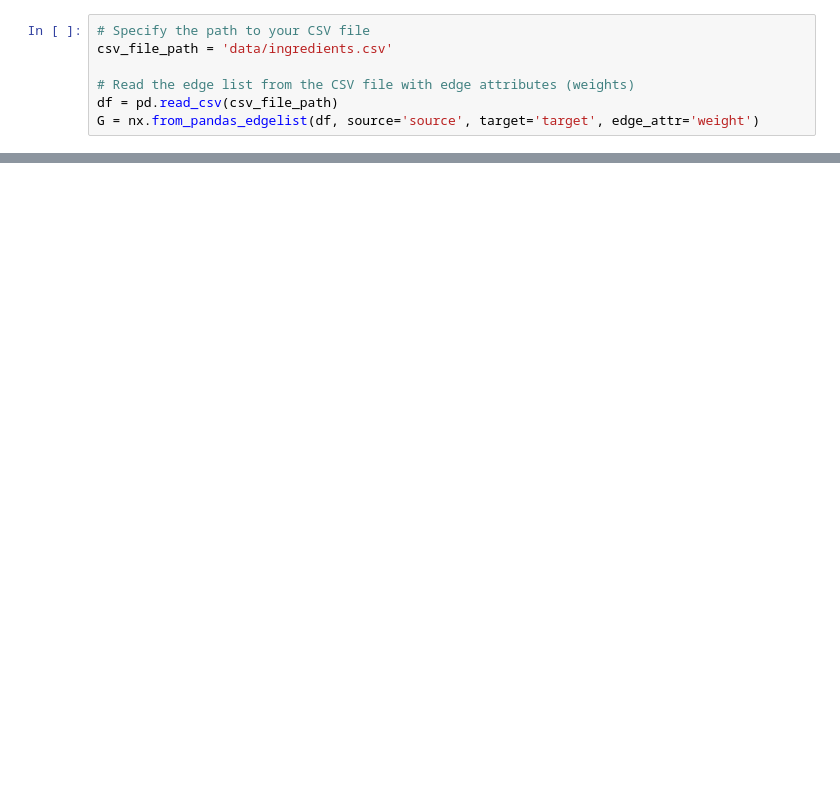
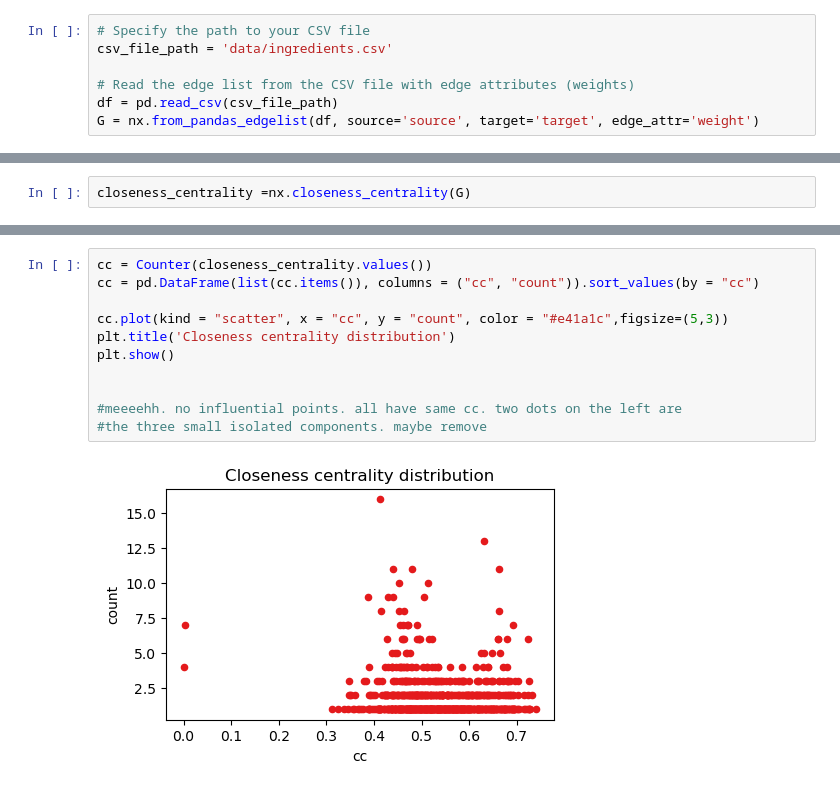
Before and after one commit to MrStrelan/Taste_buds, a Jupyter notebook: EDA.ipynb, the cells around one changed output, grey strips where cells are left out. Saved outputs shown, nothing was run; the diff lists cells and outputs as text; blank space fills up the shorter version.

```diff
--- a/EDA.ipynb
+++ b/EDA.ipynb
@@ -12,0 +87,2 @@ G = nx.from_pandas_edgelist(df, source='source', target='target', edge_attr='wei
+# %%
+closeness_centrality =nx.closeness_centrality(G)
@@ -12,0 +118,13 @@ G = nx.from_pandas_edgelist(df, source='source', target='target', edge_attr='wei
+# %%
+cc = Counter(closeness_centrality.values())
+cc = pd.DataFrame(list(cc.items()), columns = ("cc", "count")).sort_values(by = "cc")
+
+cc.plot(kind = "scatter", x = "cc", y = "count", color = "#e41a1c",figsize=(5,3))
+plt.title('Closeness centrality distribution')
+plt.show()
+
+
+#meeeehh. no influential points. all have same cc. two dots on the left are
+#the three small isolated components. maybe remove
+# %% [output]
+[figure, added]
```
Also changed, not shown: parts of 20 cells of this notebook, 2 other files.
